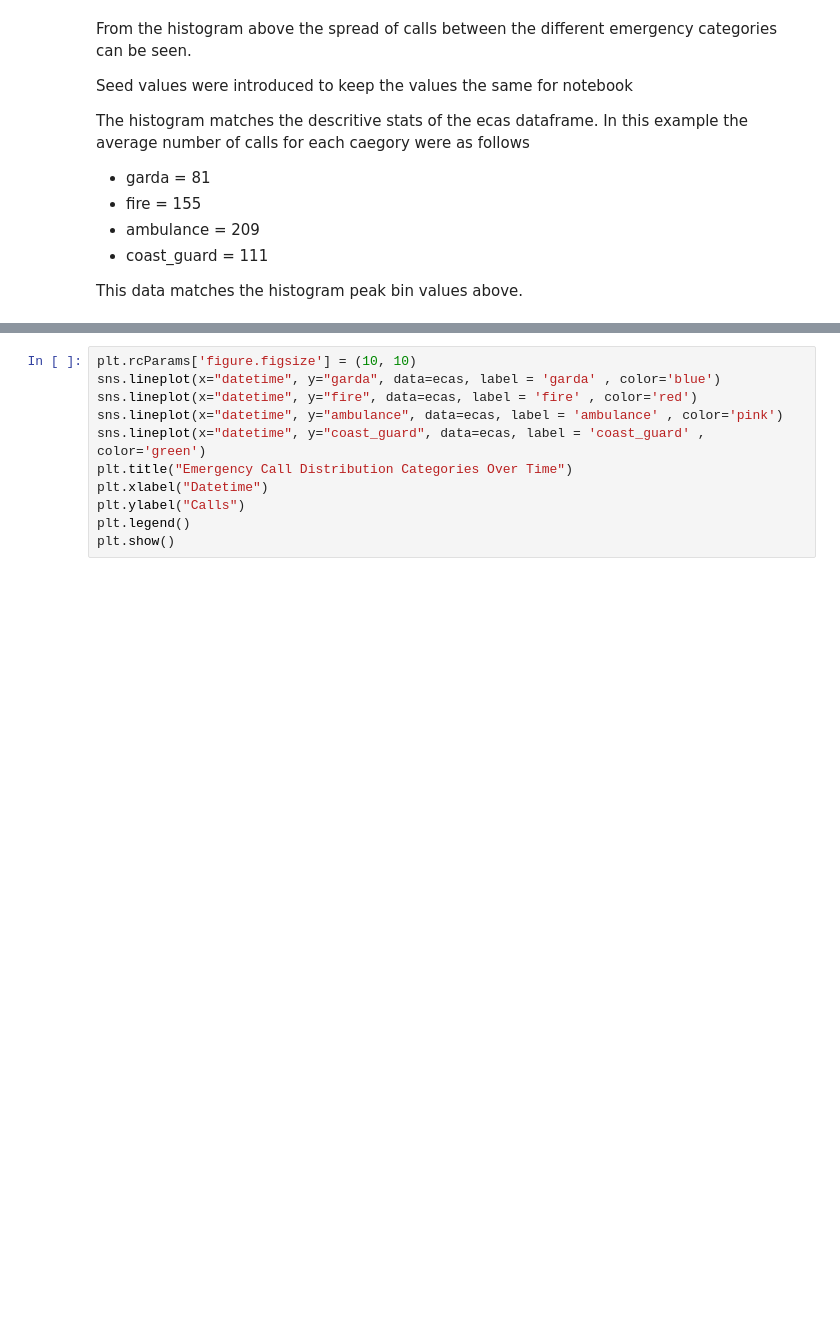
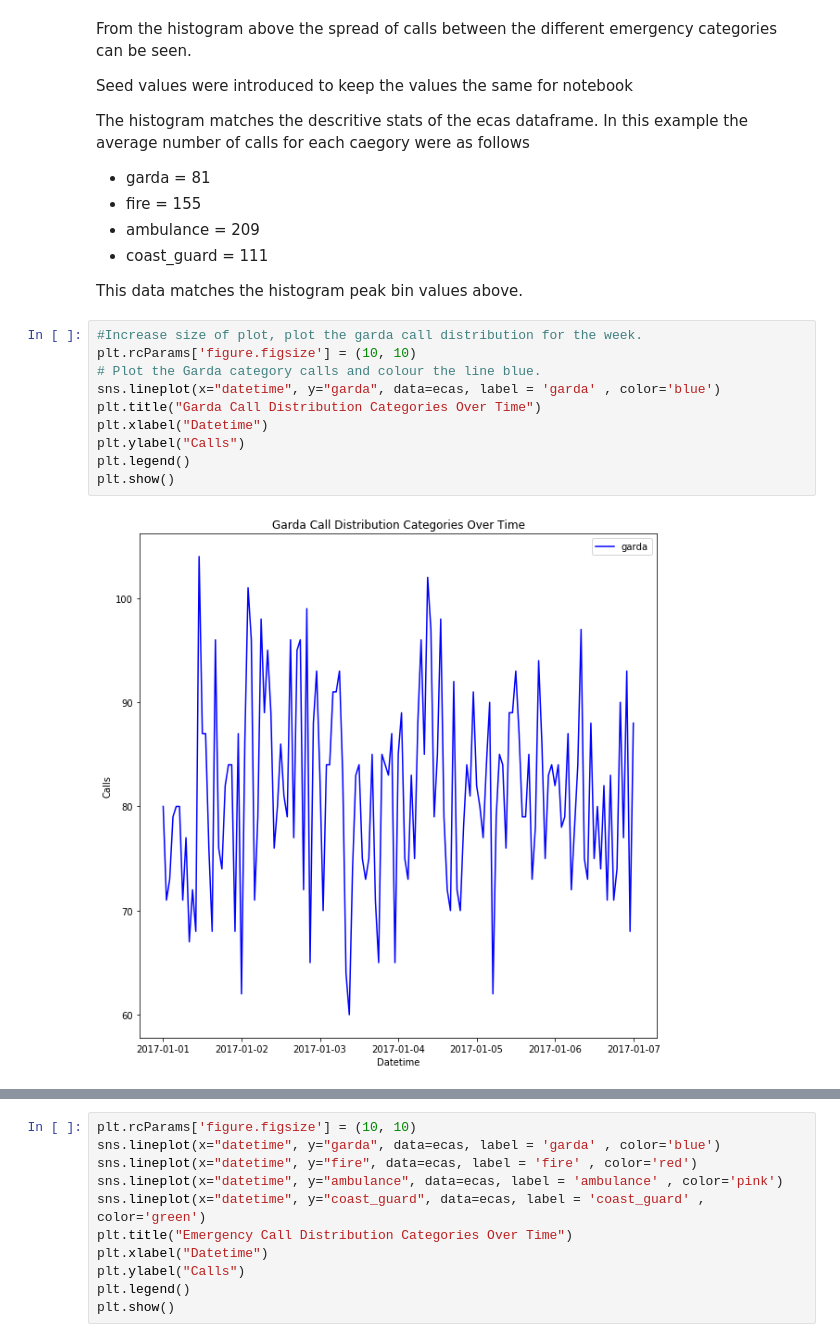
Before and after one commit to moranneil/Programming-For-Data-Analysis-Project-2019, a Jupyter notebook: Programming-For-Data-Analysis-Project-2019.ipynb, the cells around one changed output, grey strips where cells are left out. Drawn from its saved outputs; the diff is of its cells as text; blank space fills up the shorter version.

Commit message:
Add plots for emergency individual categories

```diff
--- a/Programming-For-Data-Analysis-Project-2019.ipynb
+++ b/Programming-For-Data-Analysis-Project-2019.ipynb
@@ -558,3 +569,15 @@ The histogram matches the descritive stats of the ecas dataframe. In this exampl
 * coast_guard = 111
 
 This data matches the histogram peak bin values above.
+# %%
+#Increase size of plot, plot the garda call distribution for the week.
+plt.rcParams['figure.figsize'] = (10, 10)
+# Plot the Garda category calls and colour the line blue.
+sns.lineplot(x="datetime", y="garda", data=ecas, label = 'garda' , color='blue')
+plt.title("Garda Call Distribution Categories Over Time")
+plt.xlabel("Datetime")
+plt.ylabel("Calls")
+plt.legend()
+plt.show()
+# %% [output]
+[figure, added]
```
Also changed, not shown: parts of 4 cells of this notebook.
